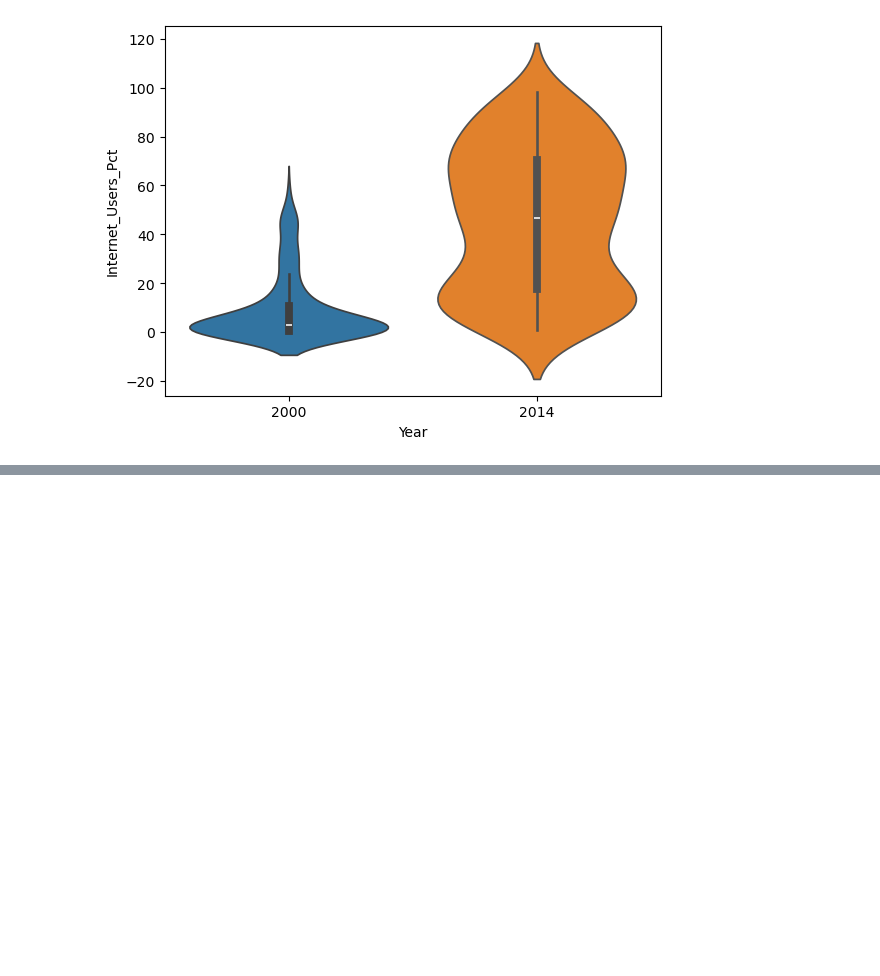
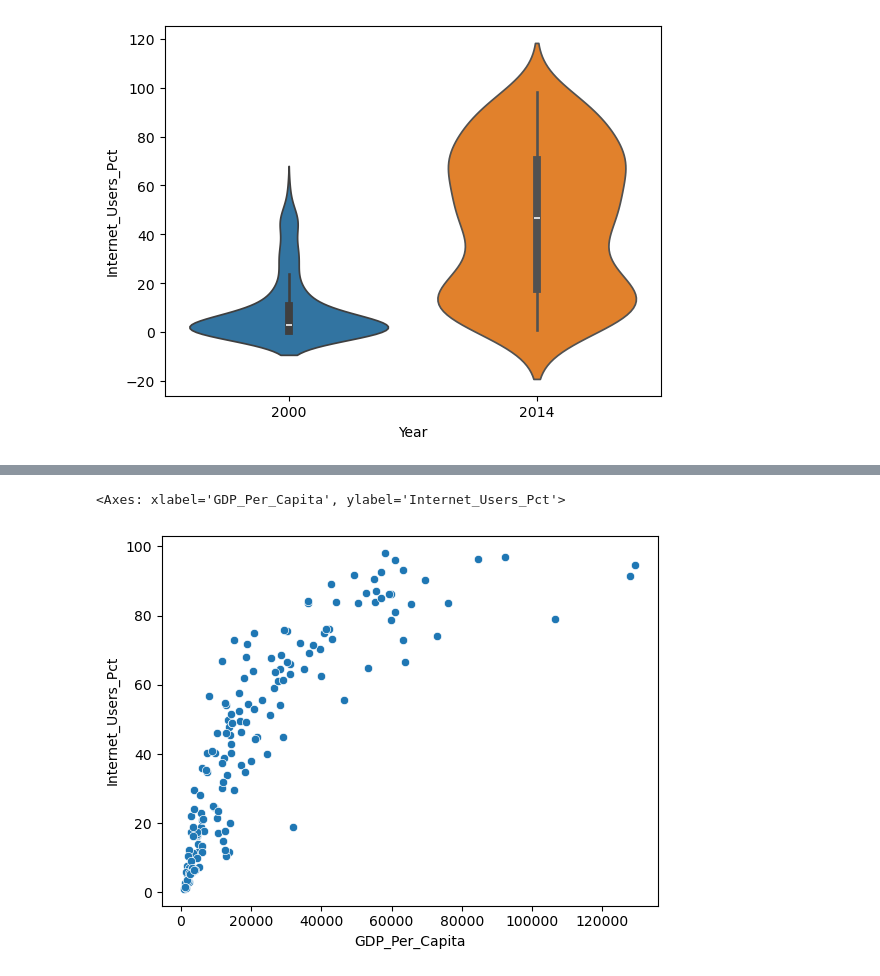
Before and after one commit to NSS-Full-Time-Data-Analytics-16/un-project-Rcortes13, a Jupyter notebook: notebooks/un_project.ipynb, the cells around one changed output, grey strips where cells are left out. Cells and saved outputs as stored; diff of their text form; code cells hidden in the pictures; blank space fills up the shorter version.

```diff
--- a/notebooks/un_project.ipynb
+++ b/notebooks/un_project.ipynb
@@ -317,0 +366,7 @@ sns.violinplot(x=int_2014['Year'], y=int_2014['Internet_Users_Pct'])
+# %%
+g_and_i_2014 = gdp_and_int.loc[gdp_and_int.Year == 2014]
+# %%
+sns.scatterplot(data=g_and_i_2014, x='GDP_Per_Capita', y='Internet_Users_Pct')
+# %% [output]
+<Axes: xlabel='GDP_Per_Capita', ylabel='Internet_Users_Pct'>
+[figure, added]
```
Also changed, not shown: parts of 11 cells of this notebook.
